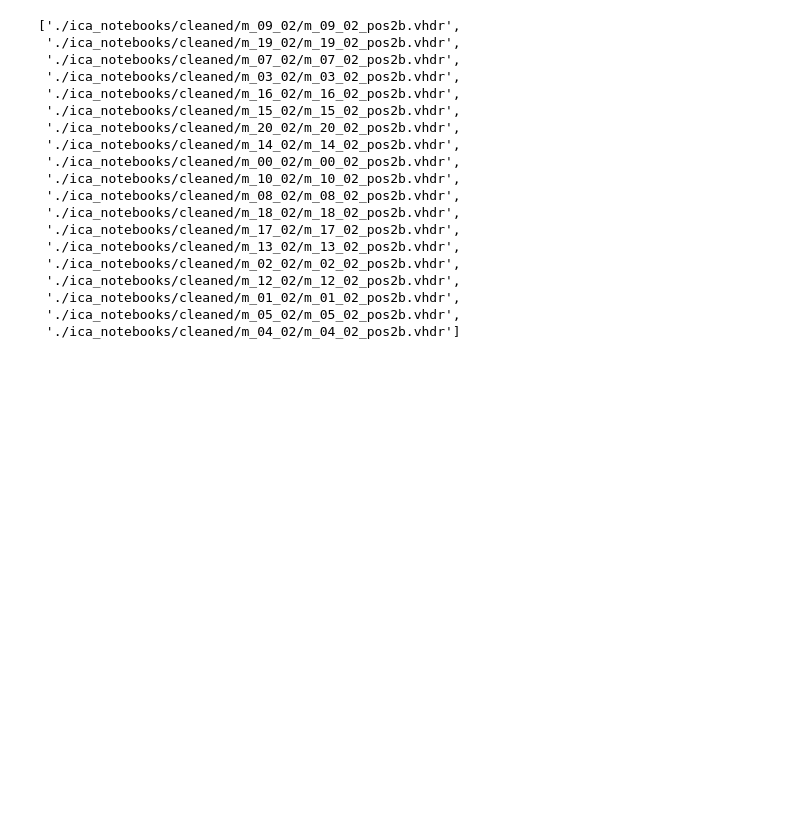
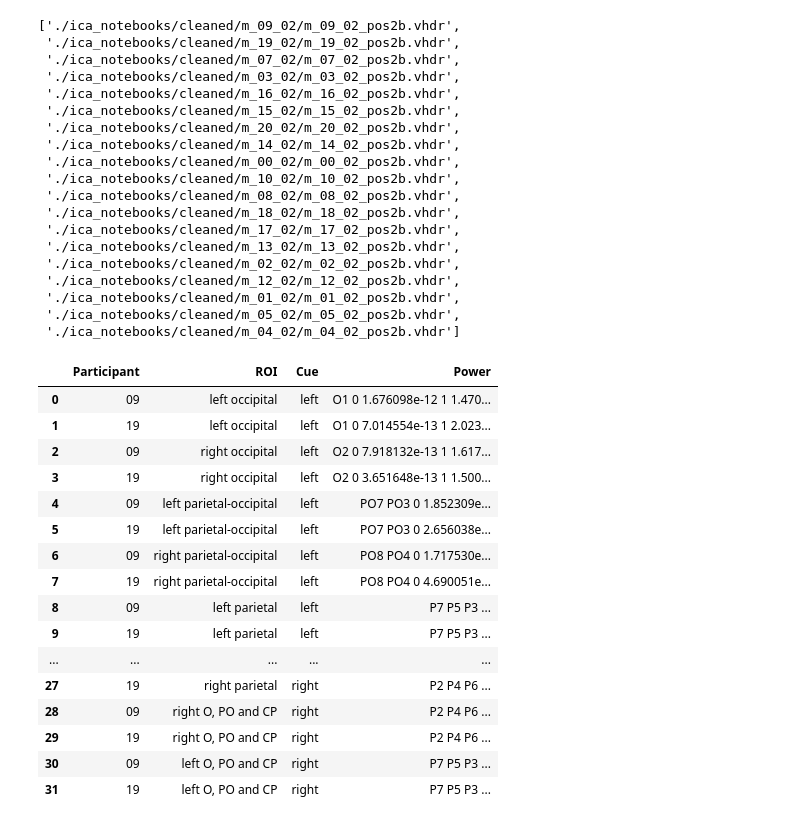
Before and after one commit to locua/time-frequency-analysis, a Jupyter notebook: cluster_stats.ipynb, the cells around one changed output. Cells and saved outputs as stored; diff of their text form; code cells hidden in the pictures; blank space fills up the shorter version.

```diff
--- a/cluster_stats.ipynb
+++ b/cluster_stats.ipynb
@@ -1106,4 +926,25 @@ def create_power_table(file_names):
                 output['Power'].append(power_mean)
                 output['Cue'].append(cue_key[i][0])
     return pd.DataFrame(output)
+# %%
+# test_powers = create_power_table(all_pos[:2])
+test_powers
+# %% [output]
+|  | Participant | ROI | Cue | Power |
+| 0 | 09 | left occipital | left | O1 0 1.676098e-12 1 1.470... |
+| 1 | 19 | left occipital | left | O1 0 7.014554e-13 1 2.023... |
+| 2 | 09 | right occipital | left | O2 0 7.918132e-13 1 1.617... |
+| 3 | 19 | right occipital | left | O2 0 3.651648e-13 1 1.500... |
+| 4 | 09 | left parietal-occipital | left | PO7 PO3 0 1.852309e... |
+| 5 | 19 | left parietal-occipital | left | PO7 PO3 0 2.656038e... |
+| 6 | 09 | right parietal-occipital | left | PO8 PO4 0 1.717530e... |
+| 7 | 19 | right parietal-occipital | left | PO8 PO4 0 4.690051e... |
+| 8 | 09 | left parietal | left | P7 P5 P3 ... |
+| 9 | 19 | left parietal | left | P7 P5 P3 ... |
+| ... | ... | ... | ... | ... |
+| 27 | 19 | right parietal | right | P2 P4 P6 ... |
+| 28 | 09 | right O, PO and CP | right | P2 P4 P6 ... |
+| 29 | 19 | right O, PO and CP | right | P2 P4 P6 ... |
+| 30 | 09 | left O, PO and CP | right | P7 P5 P3 ... |
+| 31 | 19 | left O, PO and CP | right | P7 P5 P3 ... |
 # %%
```
Also changed, not shown: parts of 22 cells of this notebook.
